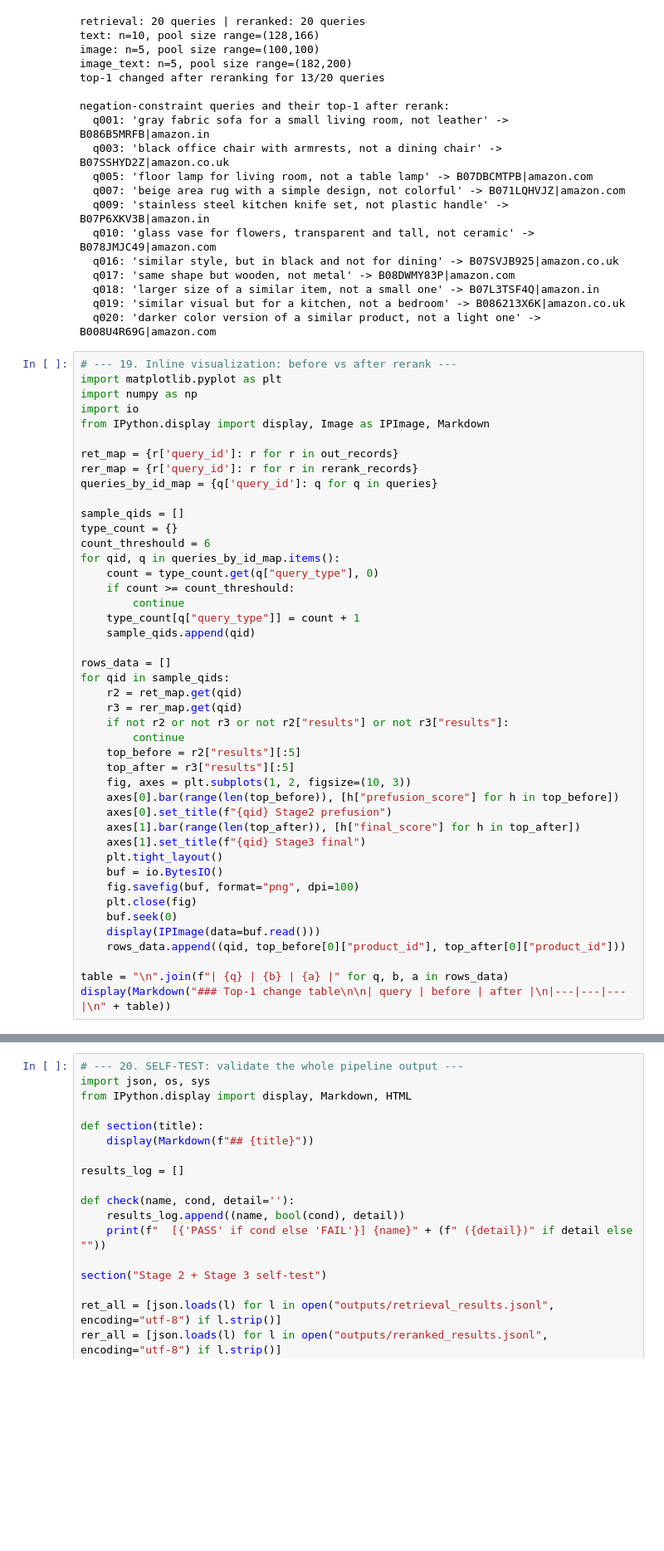
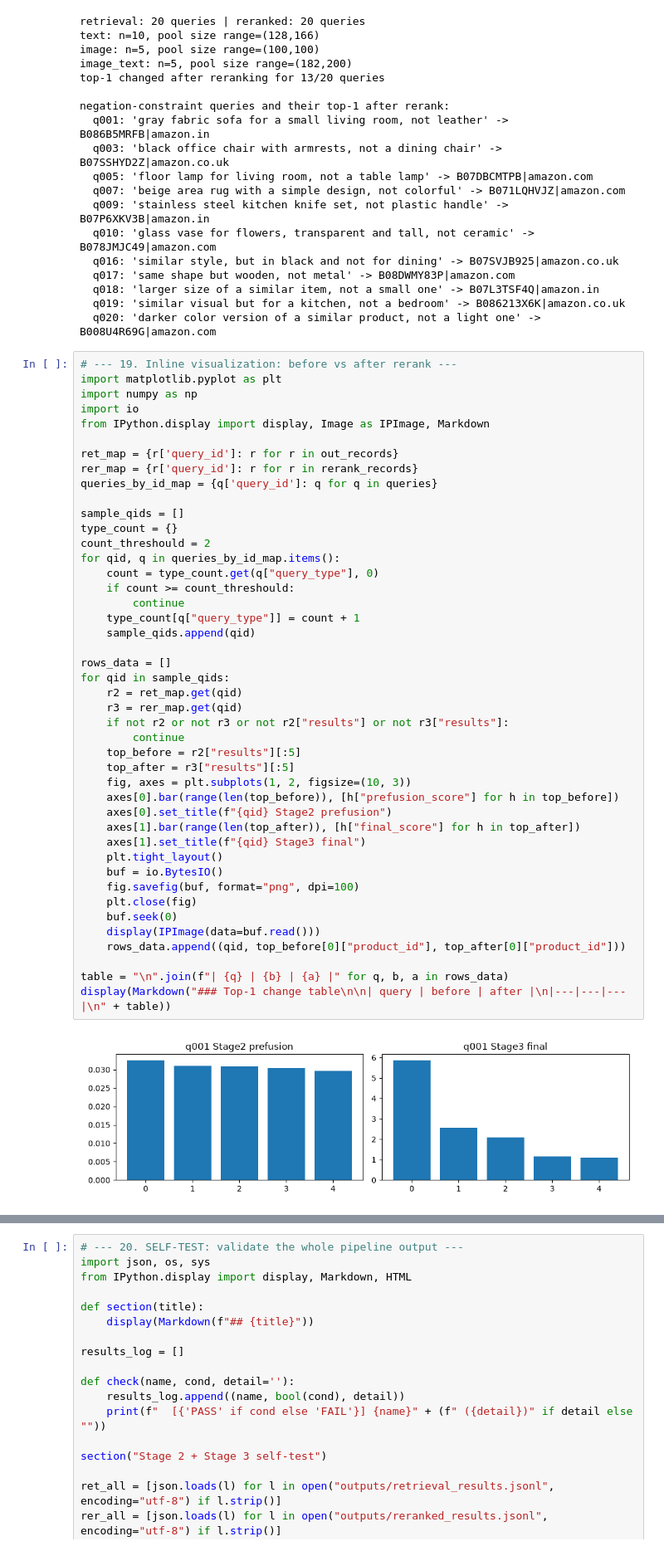
Before and after one commit to MAQilH/phase3-project, a Jupyter notebook: air_phase3_complete_todo.ipynb, the cells around one changed output, grey strips where cells are left out. Shown at 83% size. Cells and saved outputs as stored; diff of their text form; blank space fills up the shorter version.

```diff
--- a/air_phase3_complete_todo.ipynb
+++ b/air_phase3_complete_todo.ipynb
@@ -1863,35 +1863,36 @@ queries_by_id_map = {q['query_id']: q for q in queries}
 
 sample_qids = []
 type_count = {}
-count_threshould = 6
+count_threshould = 2
 for qid, q in queries_by_id_map.items():
     count = type_count.get(q["query_type"], 0)
     if count >= count_threshould:
         continue
     type_count[q["query_type"]] = count + 1
     sample_qids.append(qid)
 
 rows_data = []
 for qid in sample_qids:
     r2 = ret_map.get(qid)
     r3 = rer_map.get(qid)
     if not r2 or not r3 or not r2["results"] or not r3["results"]:
         continue
     top_before = r2["results"][:5]
     top_after = r3["results"][:5]
     fig, axes = plt.subplots(1, 2, figsize=(10, 3))
     axes[0].bar(range(len(top_before)), [h["prefusion_score"] for h in top_before])
     axes[0].set_title(f"{qid} Stage2 prefusion")
     axes[1].bar(range(len(top_after)), [h["final_score"] for h in top_after])
     axes[1].set_title(f"{qid} Stage3 final")
     plt.tight_layout()
     buf = io.BytesIO()
     fig.savefig(buf, format="png", dpi=100)
     plt.close(fig)
     buf.seek(0)
     display(IPImage(data=buf.read()))
     rows_data.append((qid, top_before[0]["product_id"], top_after[0]["product_id"]))
 
 table = "\n".join(f"| {q} | {b} | {a} |" for q, b, a in rows_data)
 display(Markdown("### Top-1 change table\n\n| query | before | after |\n|---|---|---|\n" + table))
 # %% [output]
+[figure, added]
```
Also changed, not shown: parts of 4 cells of this notebook.
